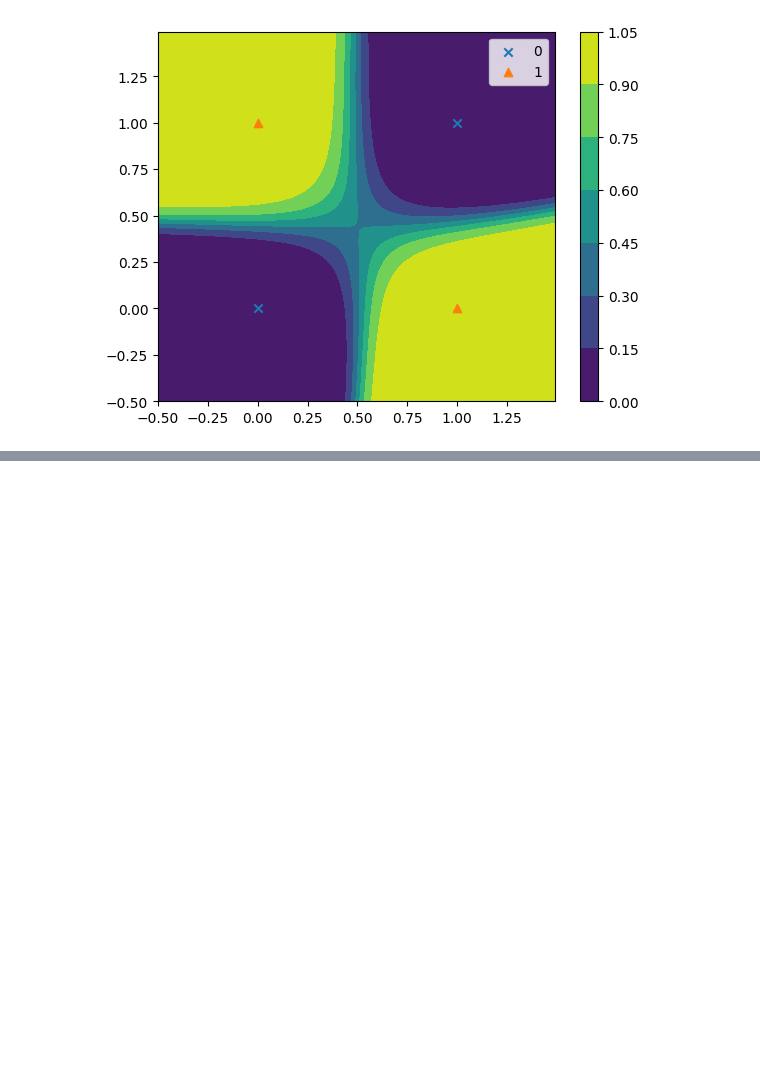
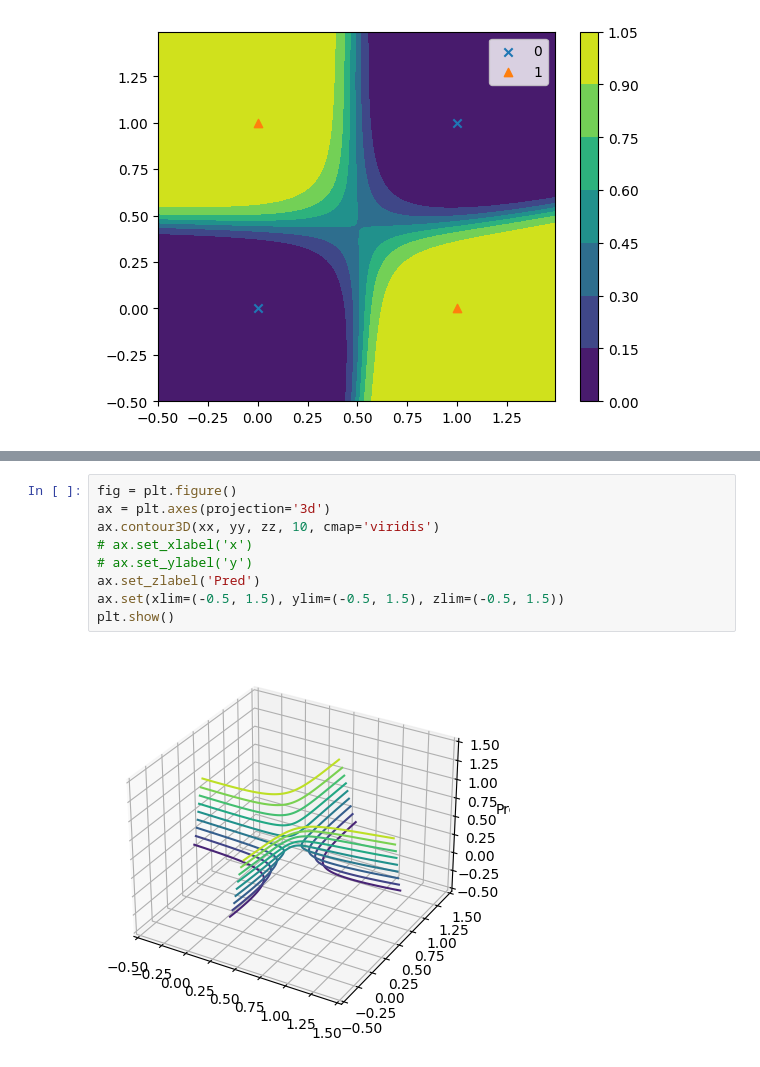
Before and after one commit to imraunav/Universal-function-approximators, a Jupyter notebook: XOR_PyTorch.ipynb, the cells around one changed output, grey strips where cells are left out. Cells and saved outputs as stored; diff of their text form; blank space fills up the shorter version.

```diff
--- a/XOR_PyTorch.ipynb
+++ b/XOR_PyTorch.ipynb
@@ -197,0 +197,11 @@ plt.show()
+# %%
+fig = plt.figure()
+ax = plt.axes(projection='3d')
+ax.contour3D(xx, yy, zz, 10, cmap='viridis')
+# ax.set_xlabel('x')
+# ax.set_ylabel('y')
+ax.set_zlabel('Pred')
+ax.set(xlim=(-0.5, 1.5), ylim=(-0.5, 1.5), zlim=(-0.5, 1.5))
+plt.show()
+# %% [output]
+[figure, added]
```
Also changed, not shown: parts of 1 cell of this notebook.
